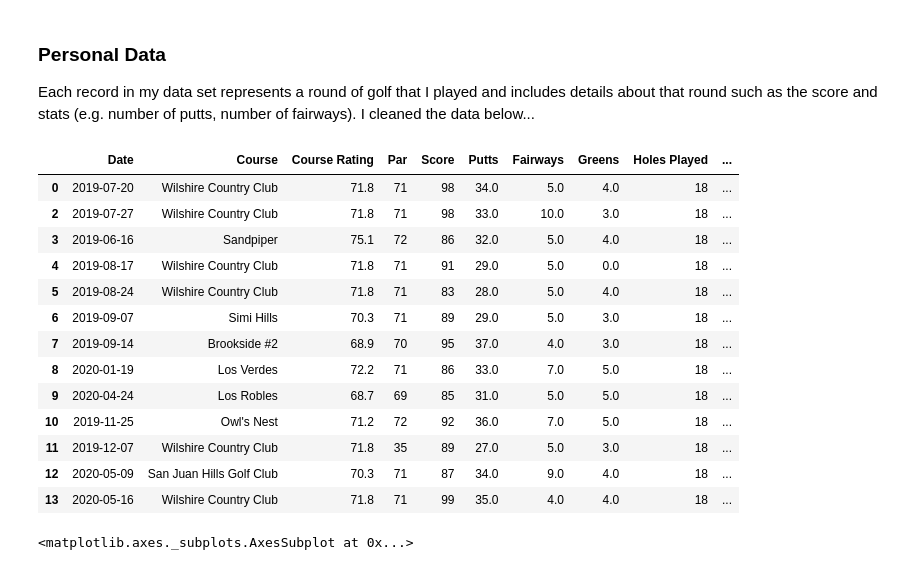
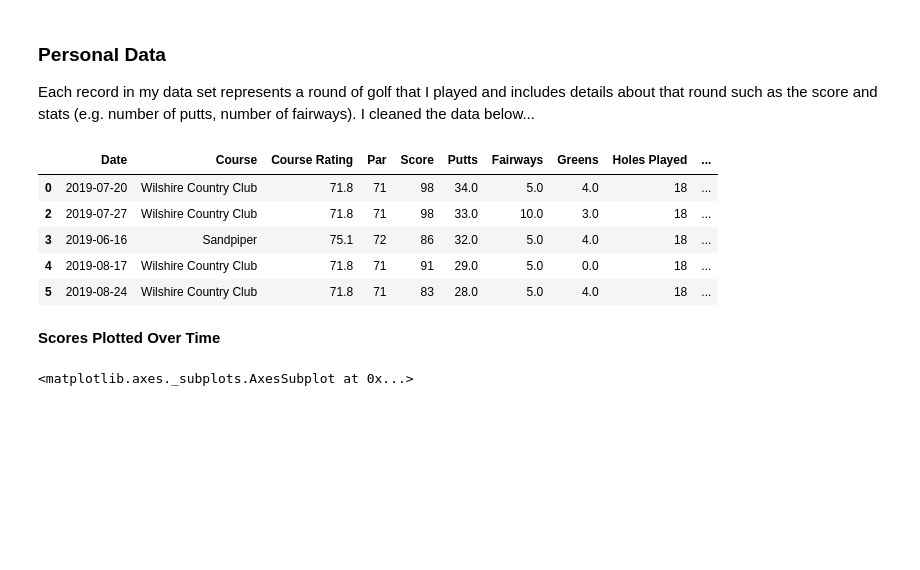
Before and after one commit to mvrahas/predict-golf-score, a Jupyter notebook: Golf-Game-Improvement-Model.ipynb, the cells around one changed output. Drawn from its saved outputs; the diff is of its cells as text; code cells hidden in the pictures; blank space fills up the shorter version.

```diff
--- a/Golf-Game-Improvement-Model.ipynb
+++ b/Golf-Game-Improvement-Model.ipynb
@@ -61,40 +54,34 @@ relative_score.sort_index(inplace = True)
 relative_score.index = holes_played.index - 1
 holes_played.sort_index(inplace = True)
 holes_played.index = holes_played.index - 1
 scores_summary = round_data.merge(scores_summary, on='Rounds')
 scores_summary['Holes Played'] = holes_played
 scores_summary['Relative Score'] = relative_score
 
 #Remove records without stats tracked
 scores_summary.drop([3,5], inplace=True)
 scores_summary.reset_index(inplace=True)
 scores_summary.drop(['index','Rounds'], inplace=True, axis=1)
 
 #Combine 9 hole scores
 s1 = scores_summary.iloc[1,4:]
 s2 = scores_summary.iloc[11,4:]
 s2a = scores_summary.iloc[11,:4]
 s = s1 + s2
 scores_summary.iloc[11] = s2a.append(s)
 scores_summary.drop([1], inplace=True)
 
 # Add column for relative score given course difficulty
 scores_summary['Relative Score w/ Rating'] = scores_summary.Score.astype('float64') - scores_summary['Course Rating']
 
-scores_summary
+scores_summary.head()
 # %% [output]
 |  | Date | Course | Course Rating | Par | Score | Putts | Fairways | Greens | Holes Played | ... |
 | 0 | 2019-07-20 | Wilshire Country Club | 71.8 | 71 | 98 | 34.0 | 5.0 | 4.0 | 18 | ... |
 | 2 | 2019-07-27 | Wilshire Country Club | 71.8 | 71 | 98 | 33.0 | 10.0 | 3.0 | 18 | ... |
 | 3 | 2019-06-16 | Sandpiper | 75.1 | 72 | 86 | 32.0 | 5.0 | 4.0 | 18 | ... |
 | 4 | 2019-08-17 | Wilshire Country Club | 71.8 | 71 | 91 | 29.0 | 5.0 | 0.0 | 18 | ... |
 | 5 | 2019-08-24 | Wilshire Country Club | 71.8 | 71 | 83 | 28.0 | 5.0 | 4.0 | 18 | ... |
-| 6 | 2019-09-07 | Simi Hills | 70.3 | 71 | 89 | 29.0 | 5.0 | 3.0 | 18 | ... |
-| 7 | 2019-09-14 | Brookside #2 | 68.9 | 70 | 95 | 37.0 | 4.0 | 3.0 | 18 | ... |
-| 8 | 2020-01-19 | Los Verdes | 72.2 | 71 | 86 | 33.0 | 7.0 | 5.0 | 18 | ... |
-| 9 | 2020-04-24 | Los Robles | 68.7 | 69 | 85 | 31.0 | 5.0 | 5.0 | 18 | ... |
-| 10 | 2019-11-25 | Owl's Nest | 71.2 | 72 | 92 | 36.0 | 7.0 | 5.0 | 18 | ... |
-| 11 | 2019-12-07 | Wilshire Country Club | 71.8 | 35 | 89 | 27.0 | 5.0 | 3.0 | 18 | ... |
-| 12 | 2020-05-09 | San Juan Hills Golf Club | 70.3 | 71 | 87 | 34.0 | 9.0 | 4.0 | 18 | ... |
-| 13 | 2020-05-16 | Wilshire Country Club | 71.8 | 71 | 99 | 35.0 | 4.0 | 4.0 | 18 | ... |
+# %% [markdown]
+**Scores Plotted Over Time**
 # %%
```
Also changed, not shown: parts of 45 cells of this notebook.
